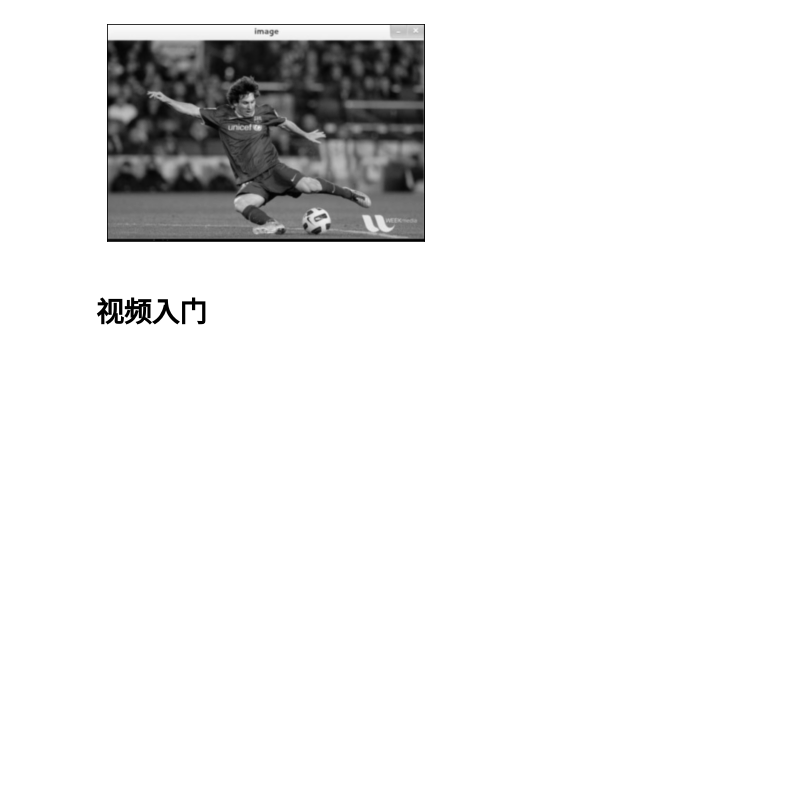
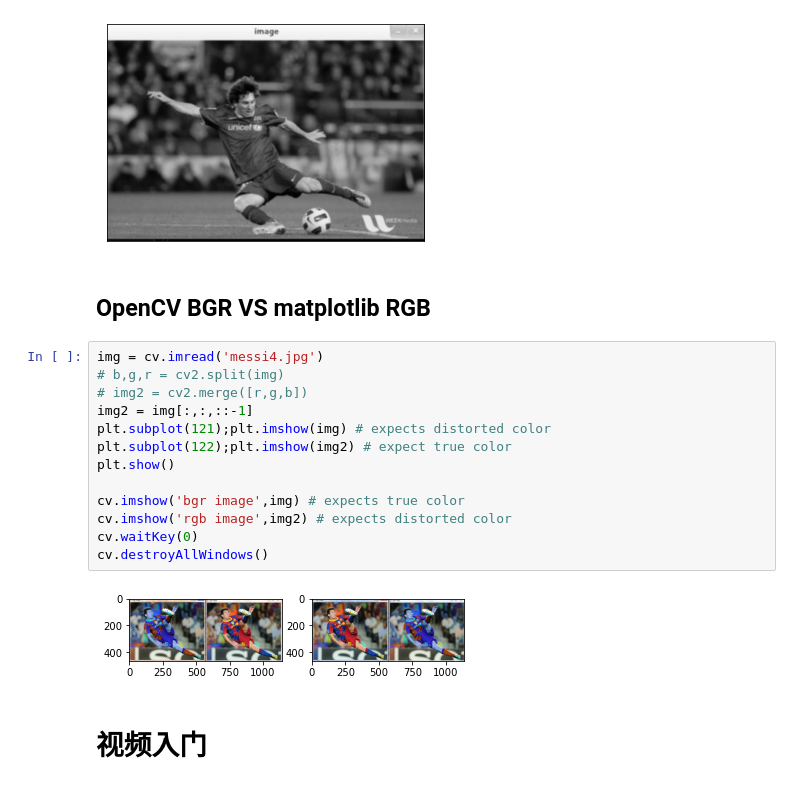
Before and after one commit to ghcn345/OpenCV, a Jupyter notebook: GUI功能.ipynb, the cells around one changed output. Cells and saved outputs as stored; diff of their text form; blank space fills up the shorter version.

```diff
--- a/GUI功能.ipynb
+++ b/GUI功能.ipynb
@@ -49,5 +49,22 @@ plt.xticks([]), plt.yticks([]) # 隐藏 X 和 Y 轴的刻度值
 plt.show()
 # %% [output]
 [figure]
+# %% [markdown]
+## OpenCV BGR VS matplotlib RGB
+# %%
+img = cv.imread('messi4.jpg')
+# b,g,r = cv2.split(img)
+# img2 = cv2.merge([r,g,b])
+img2 = img[:,:,::-1]
+plt.subplot(121);plt.imshow(img) # expects distorted color
+plt.subplot(122);plt.imshow(img2) # expect true color
+plt.show()
+
+cv.imshow('bgr image',img) # expects true color
+cv.imshow('rgb image',img2) # expects distorted color
+cv.waitKey(0)
+cv.destroyAllWindows()
+# %% [output]
+[figure, added]
 # %% [markdown]
 # 视频入门
```
